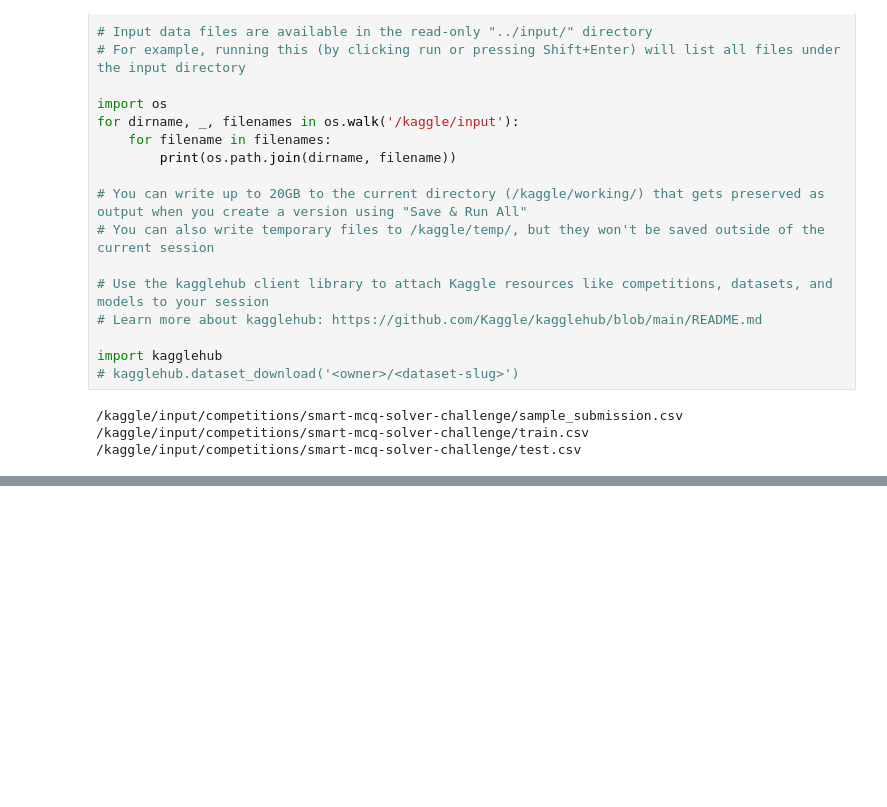
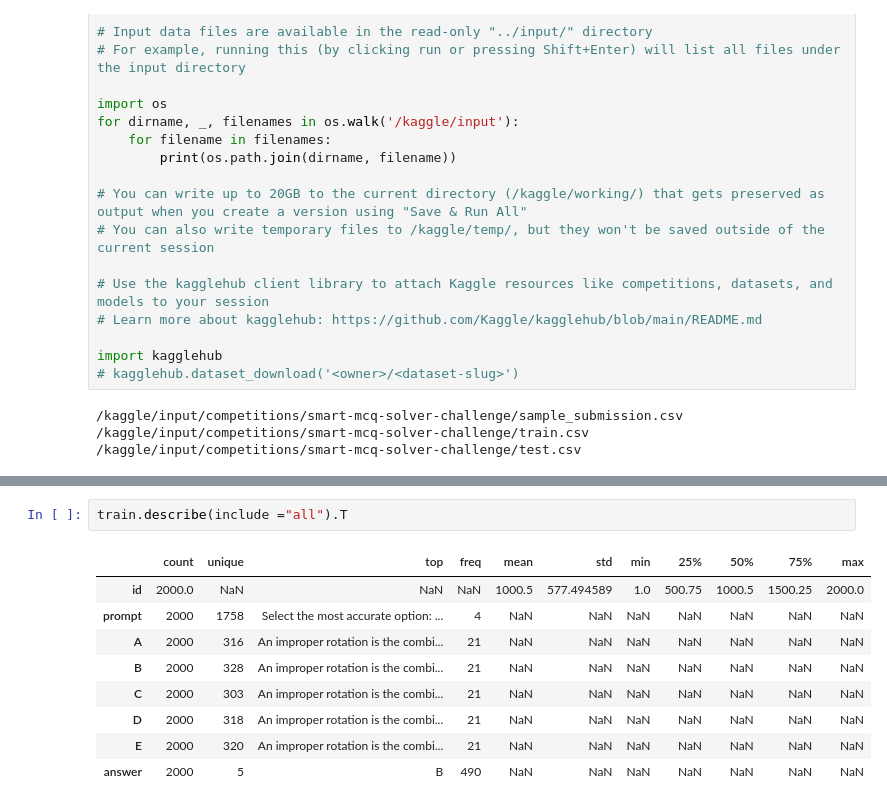
Before and after one commit to arnav-on-code/AI-Powered-MCQ-Solver-DL, a Jupyter notebook: dl-23f3002537-notebook-t22026.ipynb, the cells around one changed output, grey strips where cells are left out. Saved outputs shown, nothing was run; the diff lists cells and outputs as text; blank space fills up the shorter version.

```diff
--- a/dl-23f3002537-notebook-t22026.ipynb
+++ b/dl-23f3002537-notebook-t22026.ipynb
@@ -727,0 +206,12 @@ print(answer)
+# %%
+train.describe(include ="all").T
+# %% [output]
+|  | count | unique | top | freq | mean | std | min | 25% | 50% | 75% | max |
+| id | 2000.0 | NaN | NaN | NaN | 1000.5 | 577.494589 | 1.0 | 500.75 | 1000.5 | 1500.25 | 2000.0 |
+| prompt | 2000 | 1758 | Select the most accurate option: ... | 4 | NaN | NaN | NaN | NaN | NaN | NaN | NaN |
+| A | 2000 | 316 | An improper rotation is the combi... | 21 | NaN | NaN | NaN | NaN | NaN | NaN | NaN |
+| B | 2000 | 328 | An improper rotation is the combi... | 21 | NaN | NaN | NaN | NaN | NaN | NaN | NaN |
+| C | 2000 | 303 | An improper rotation is the combi... | 21 | NaN | NaN | NaN | NaN | NaN | NaN | NaN |
+| D | 2000 | 318 | An improper rotation is the combi... | 21 | NaN | NaN | NaN | NaN | NaN | NaN | NaN |
+| E | 2000 | 320 | An improper rotation is the combi... | 21 | NaN | NaN | NaN | NaN | NaN | NaN | NaN |
+| answer | 2000 | 5 | B | 490 | NaN | NaN | NaN | NaN | NaN | NaN | NaN |
```
Also changed, not shown: parts of 88 cells of this notebook.
